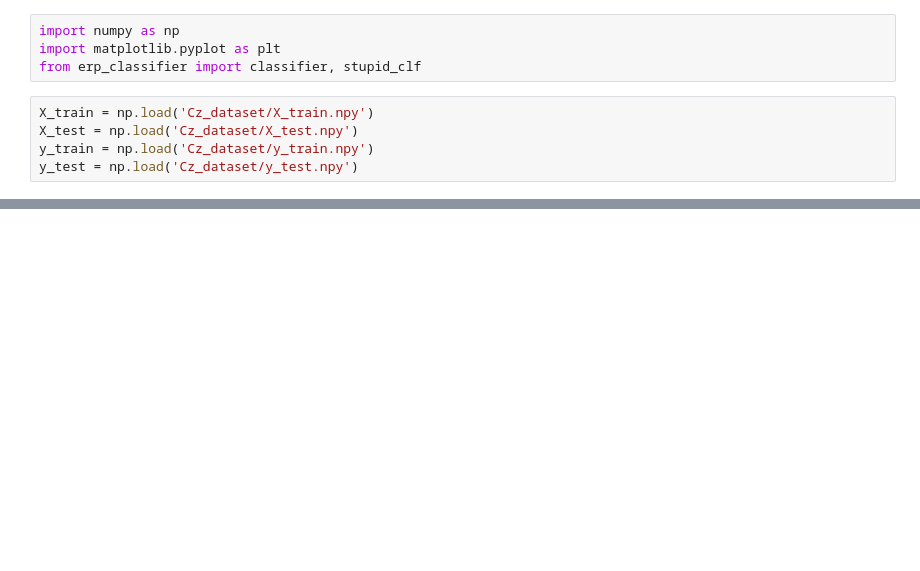
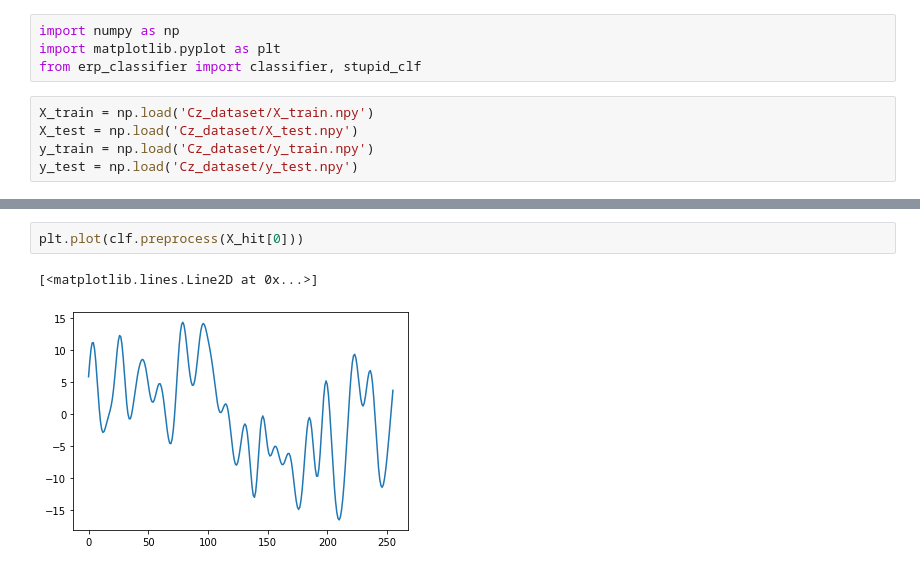
Before and after one commit to NTX-McGill/Neurotech-2023, a Jupyter notebook: siggy_ml/Testing Classifiers.ipynb, the cells around one changed output, grey strips where cells are left out. Cells and saved outputs as stored; diff of their text form; blank space fills up the shorter version.

```diff
--- a/siggy_ml/Testing Classifiers.ipynb
+++ b/siggy_ml/Testing Classifiers.ipynb
@@ -22,3 +27,8 @@ Confusion Matrix:
+# %%
+plt.plot(clf.preprocess(X_hit[0]))
+# %% [output]
+[<matplotlib.lines.Line2D at 0x...>]
+[figure, added]
 # %%
 X_hit = [X_train[i] for i in range(len(X_train)) if y_train[i] == 1]
 X_miss = [X_train[i] for i in range(len(X_train)) if y_train[i] == 0]
```
Also changed, not shown: parts of 3 cells of this notebook, 3 other files.
